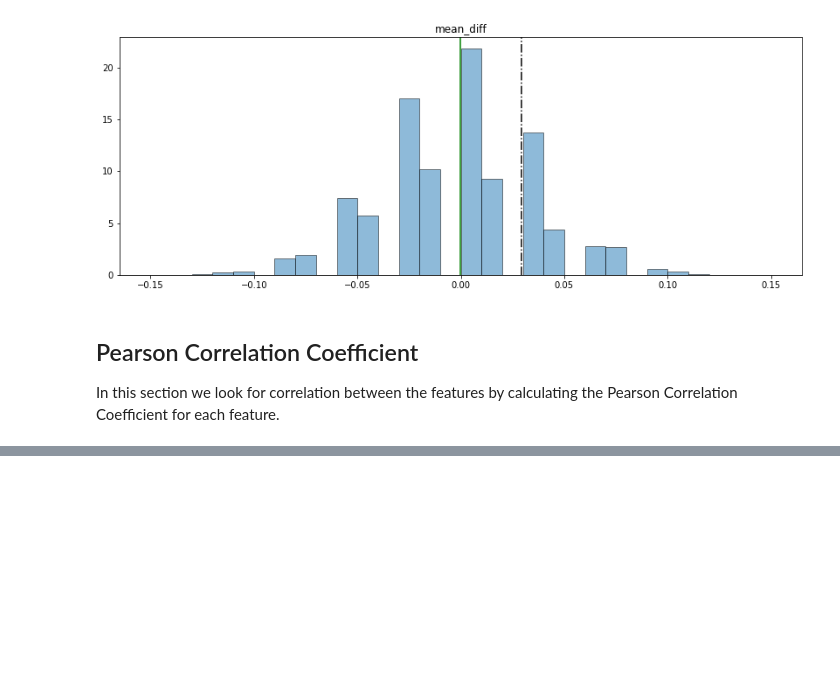
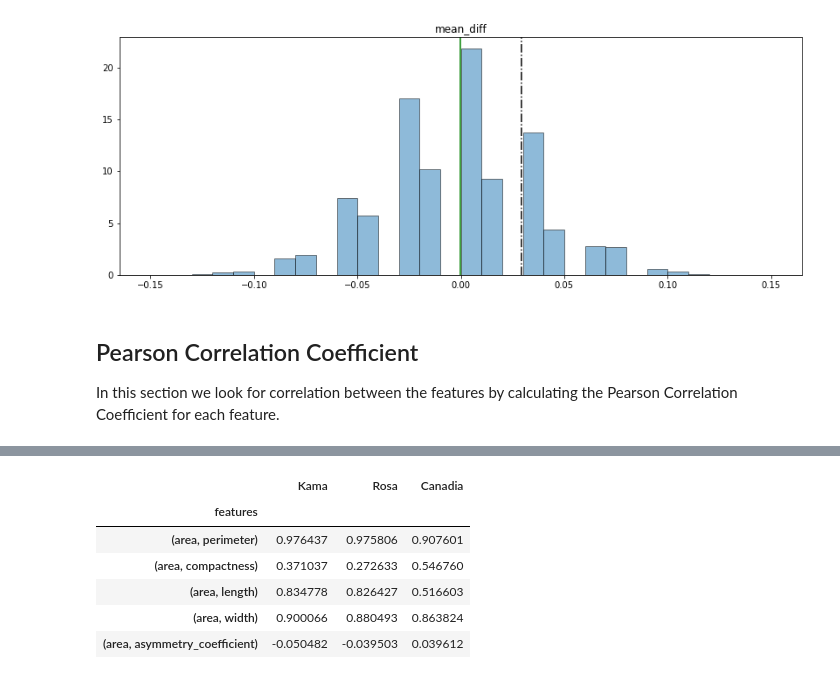
Before and after one commit to nanodoc2020/Springboard, a Jupyter notebook: Capstone-Project1/Data_Story/Statistical Analysis.ipynb, the cells around one changed output, grey strips where cells are left out. Saved outputs shown, nothing was run; the diff lists cells and outputs as text; code cells hidden in the pictures; blank space fills up the shorter version.

```diff
--- a/Capstone-Project1/Data_Story/Statistical Analysis.ipynb
+++ b/Capstone-Project1/Data_Story/Statistical Analysis.ipynb
@@ -225,0 +207,19 @@ dic
+# %%
+merged = pearsonDF1.merge(pearsonDF2, on=pearsonDF1.index)
+merged.index=merged['key_0']
+merged.drop('key_0', axis=1, inplace=True)
+merged = merged.merge(pearsonDF3, on=merged.index)
+merged.index=merged['key_0']
+merged.drop('key_0', axis=1, inplace=True)
+merged.drop_duplicates(inplace=True)
+merged.columns = ['Kama','Rosa','Canadia']
+merged.index.name = 'features'
+merged.head()
+# %% [output]
+|  | Kama | Rosa | Canadia |
+| features |  |  |  |
+| (area, perimeter) | 0.976437 | 0.975806 | 0.907601 |
+| (area, compactness) | 0.371037 | 0.272633 | 0.546760 |
+| (area, length) | 0.834778 | 0.826427 | 0.516603 |
+| (area, width) | 0.900066 | 0.880493 | 0.863824 |
+| (area, asymmetry_coefficient) | -0.050482 | -0.039503 | 0.039612 |
```
Also changed, not shown: parts of 13 cells of this notebook.
